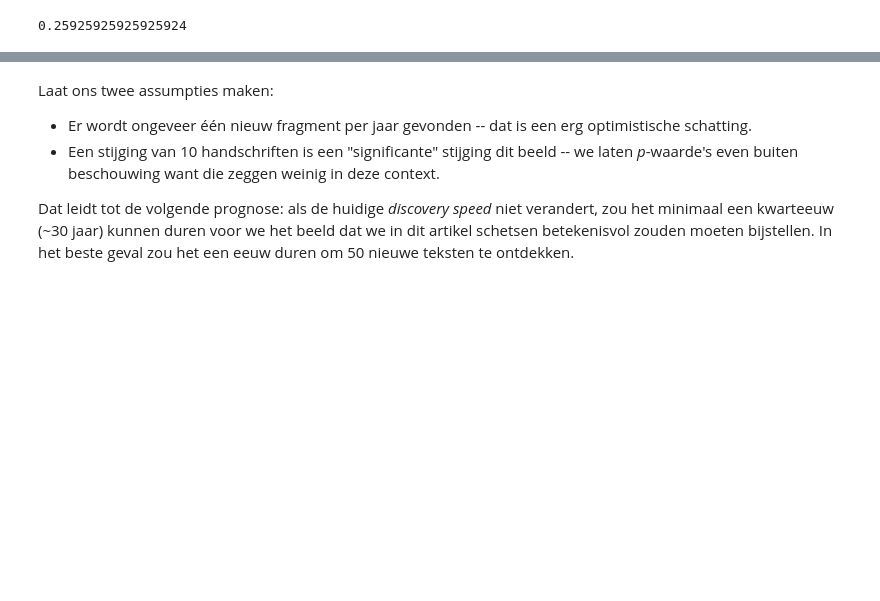
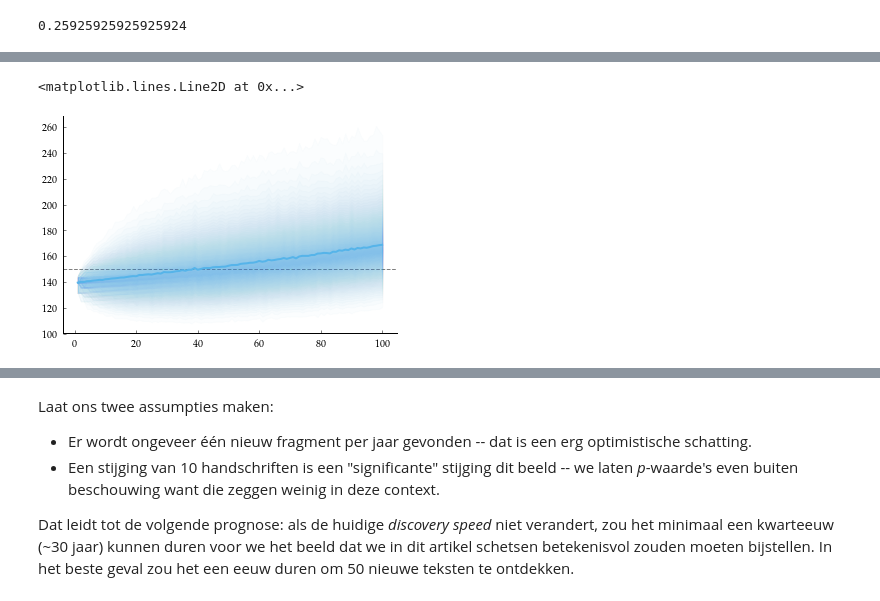
Before and after one commit to mikekestemont/chivalric_diversity, a Jupyter notebook: analysis.ipynb, the cells around one changed output, grey strips where cells are left out. Drawn from its saved outputs; the diff is of its cells as text; code cells hidden in the pictures; blank space fills up the shorter version.

```diff
--- a/analysis.ipynb
+++ b/analysis.ipynb
@@ -433 +466,35 @@ for rate in tqdm(growth_rates):
+# %%
+def tsplot(x, y, n=50, percentile_min=1, percentile_max=99, color="C0", plot_mean=True, plot_median=False, line_color="k", axis=0, ax=None, **kwargs):
+    if ax is None:
+        fig, ax = plt.subplots()
+    # calculate the lower and upper percentile groups, skipping 50 percentile
+    perc1 = np.nanpercentile(
+        y, np.linspace(percentile_min, 50, num=n, endpoint=False), axis=axis
+    )
+    perc2 = np.nanpercentile(
+        y, np.linspace(50, percentile_max, num=n + 1)[1:], axis=axis
+    )
+
+    if "alpha" in kwargs:
+        alpha = kwargs.pop("alpha")
+    else:
+        alpha = 1 / n
+    # fill lower and upper percentile groups
+    for p1, p2 in zip(perc1, perc2):
+        ax.fill_between(x, p1, p2, alpha=alpha, color=color, edgecolor=None)
+
+    if plot_mean:
+        ax.plot(x, np.nanmean(y, axis=axis), color=line_color)
+
+    if plot_median:
+        ax.plot(x, np.nanmedian(y, axis=axis), color=line_color)
+
+    return ax
+
+ests = pd.pivot_table(estimates, index='rate', columns='iteration', values='estimate')
+ax = tsplot(growth_rates, ests.values.T, line_color="C0")
+ax.axhline(150, ls='--', lw=1, c="gray", zorder=0)
+# %% [output]
+<matplotlib.lines.Line2D at 0x...>
+[figure, added]
 # %%
```
Also changed, not shown: parts of 20 cells of this notebook, 1 other file.
